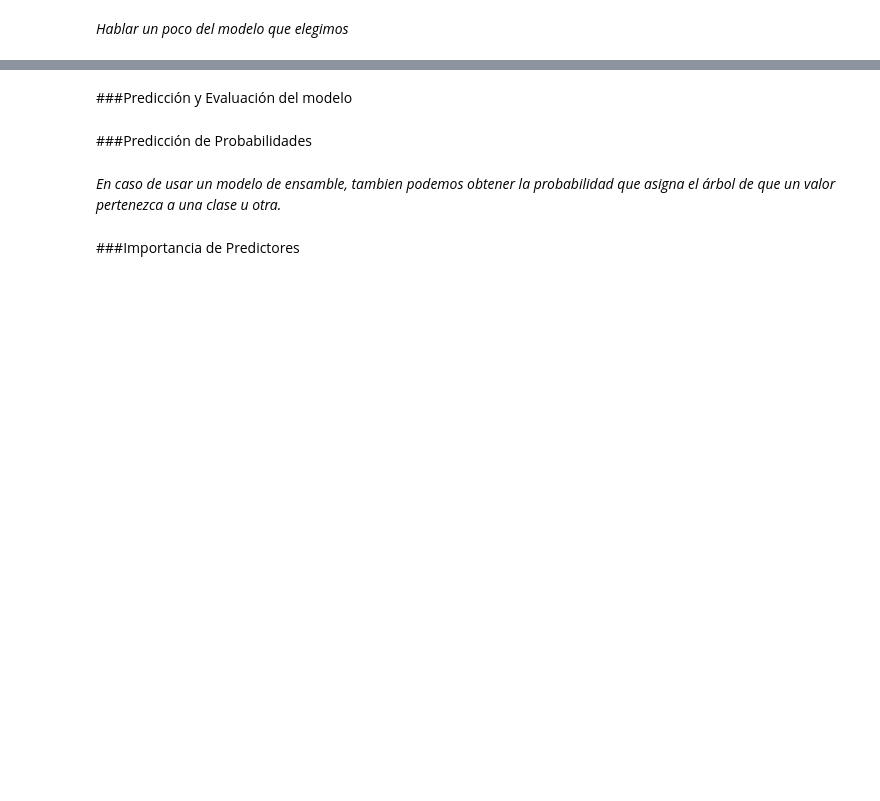
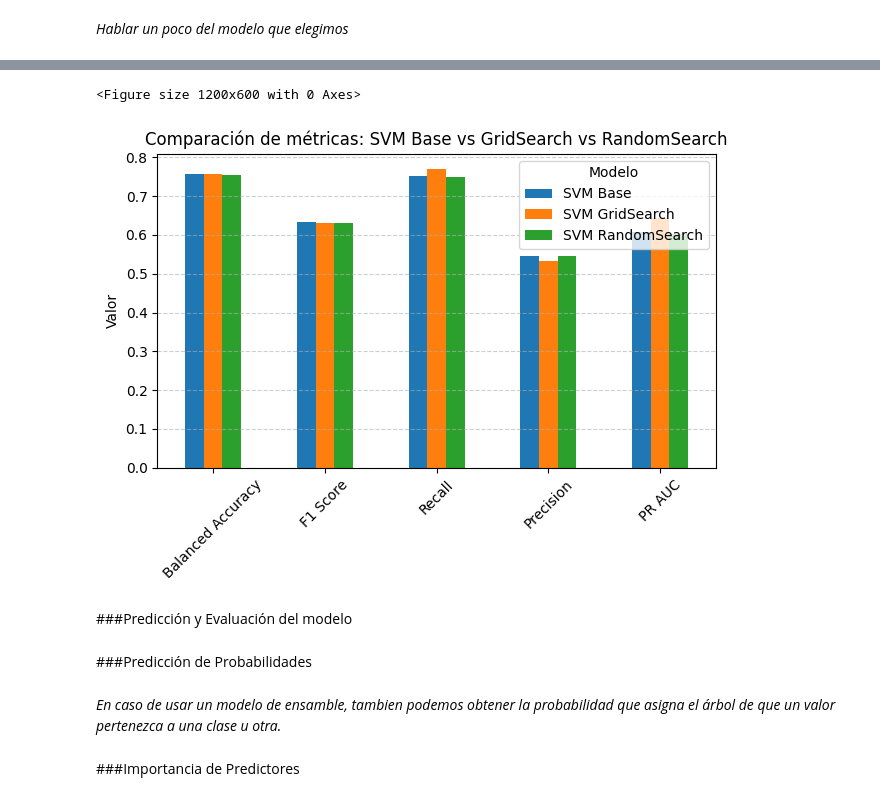
Before and after one commit to LeoKele/proyecto_lab_cs_datos_streamlit, a Jupyter notebook: TP_FINAL.ipynb, the cells around one changed output, grey strips where cells are left out. Saved outputs shown, nothing was run; the diff lists cells and outputs as text; code cells hidden in the pictures; blank space fills up the shorter version.

```diff
--- a/TP_FINAL.ipynb
+++ b/TP_FINAL.ipynb
@@ -583,0 +763,75 @@ df_resultados
+# %%
+from sklearn.model_selection import RandomizedSearchCV
+
+# Define el espacio de búsqueda para los hiperparámetros del SVM
+param_distributions = {
+    'C': [0.1, 1, 10, 100, 1000],
+    'gamma': [0.0001, 0.001, 0.01, 0.1, 1],
+    'class_weight': ['balanced']
+}
+
+# Inicializa el modelo SVM
+svm_model_rs = SVC(kernel='rbf', random_state=42)
+
+# Búsqueda aleatoria con validación cruzada
+random_search = RandomizedSearchCV(
+    estimator=svm_model_rs,
+    param_distributions=param_distributions,
+    n_iter=20,                           # Número de combinaciones a probar
+    scoring='balanced_accuracy',
+    n_jobs=multiprocessing.cpu_count() - 1,
+    cv=cv_strategy,
+    refit=True,
+    verbose=2,
+    random_state=42,
+    return_train_score=True
+)
+
+# Realizar la búsqueda aleatoria
+random_search.fit(X_train_scaled, y_train)
+
+# Mostrar resultados
+print("\nMejores hiperparámetros encontrados por Random Search:", random_search.best_params_)
+print("Mejor Balanced Accuracy en CV (Random Search):", random_search.best_score_)
+
+# Evaluar el mejor modelo en el conjunto de prueba
+y_pred_random = random_search.predict(X_test_scaled)
+
+# Calcular métricas
+balanced_acc_random = balanced_accuracy_score(y_test, y_pred_random)
+f1_random = f1_score(y_test, y_pred_random)
+recall_random = recall_score(y_test, y_pred_random)
+precision_random = precision_score(y_test, y_pred_random)
+
+# Calcular PR AUC
+if hasattr(random_search.best_estimator_, "decision_function"):
+    y_score_random = random_search.best_estimator_.decision_function(X_test_scaled)
+    pr_auc_random = average_precision_score(y_test, y_score_random)
+
+# Crear DataFrame con todas las métricas para comparar
+metricas_random = {
+    'Balanced Accuracy': balanced_acc_random,
+    'F1 Score': f1_random,
+    'Recall': recall_random,
+    'Precision': precision_random,
+    'PR AUC': pr_auc_random
+}
+
+# Comparar los tres modelos
+df_comparacion_final = pd.DataFrame([
+    metricas_base,
+    metricas_final,
+    metricas_random
+], index=['SVM Base', 'SVM GridSearch', 'SVM RandomSearch'])
+
+# Visualizar comparación
+plt.figure(figsize=(12,6))
+df_comparacion_final.T.plot(kind='bar')
+plt.title('Comparación de métricas: SVM Base vs GridSearch vs RandomSearch')
+plt.ylabel('Valor')
+plt.xticks(rotation=45)
+plt.legend(title='Modelo')
+plt.grid(axis='y', linestyle='--', alpha=0.6)
+plt.tight_layout()
+plt.show()
+# %% [output]
@@ -584,3 +842,5 @@ df_resultados
+<Figure size 1200x600 with 0 Axes>
+[figure, added]
 # %% [markdown]
 ###Predicción y Evaluación del modelo
 # %% [markdown]
```
Also changed, not shown: parts of 35 cells of this notebook, 14 other files.
